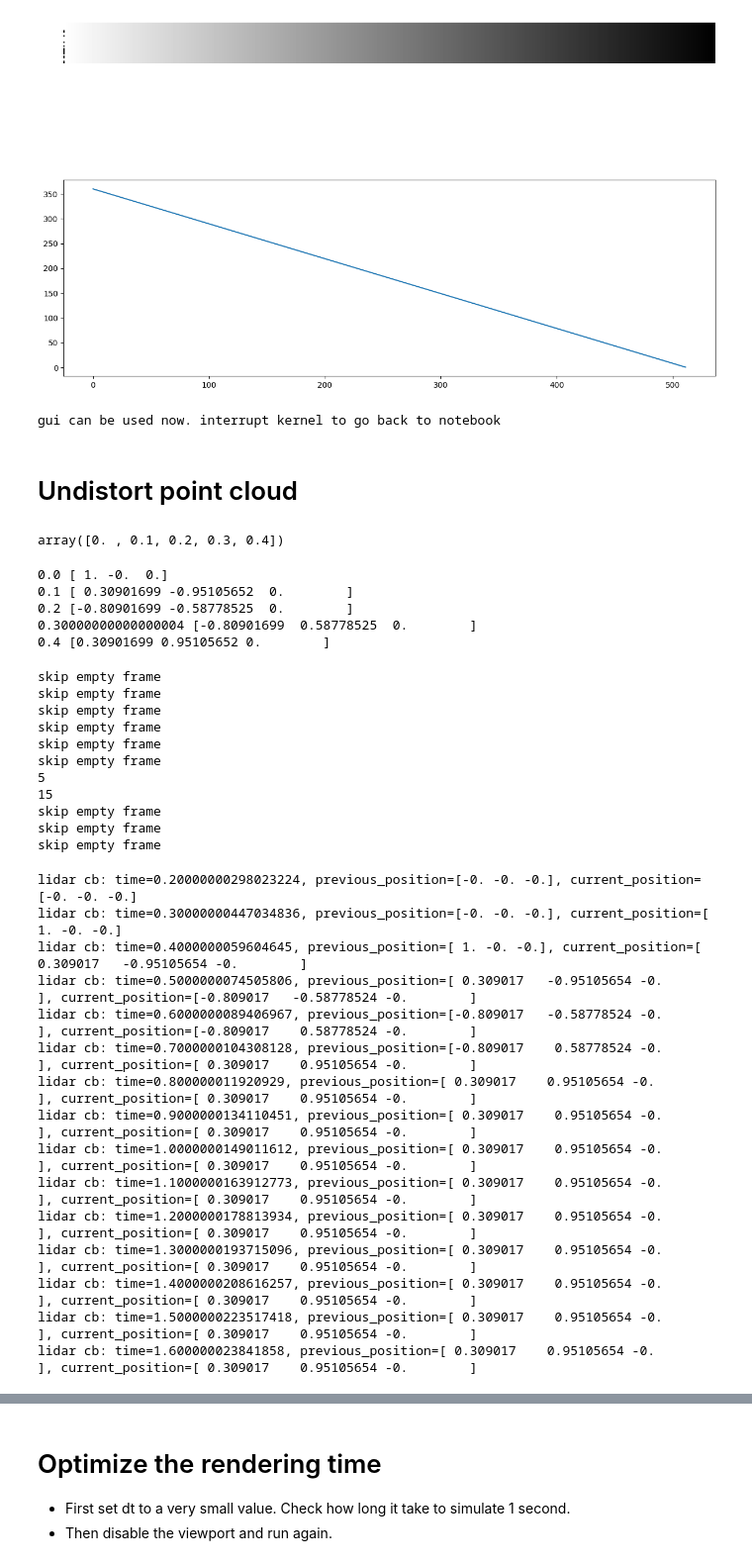
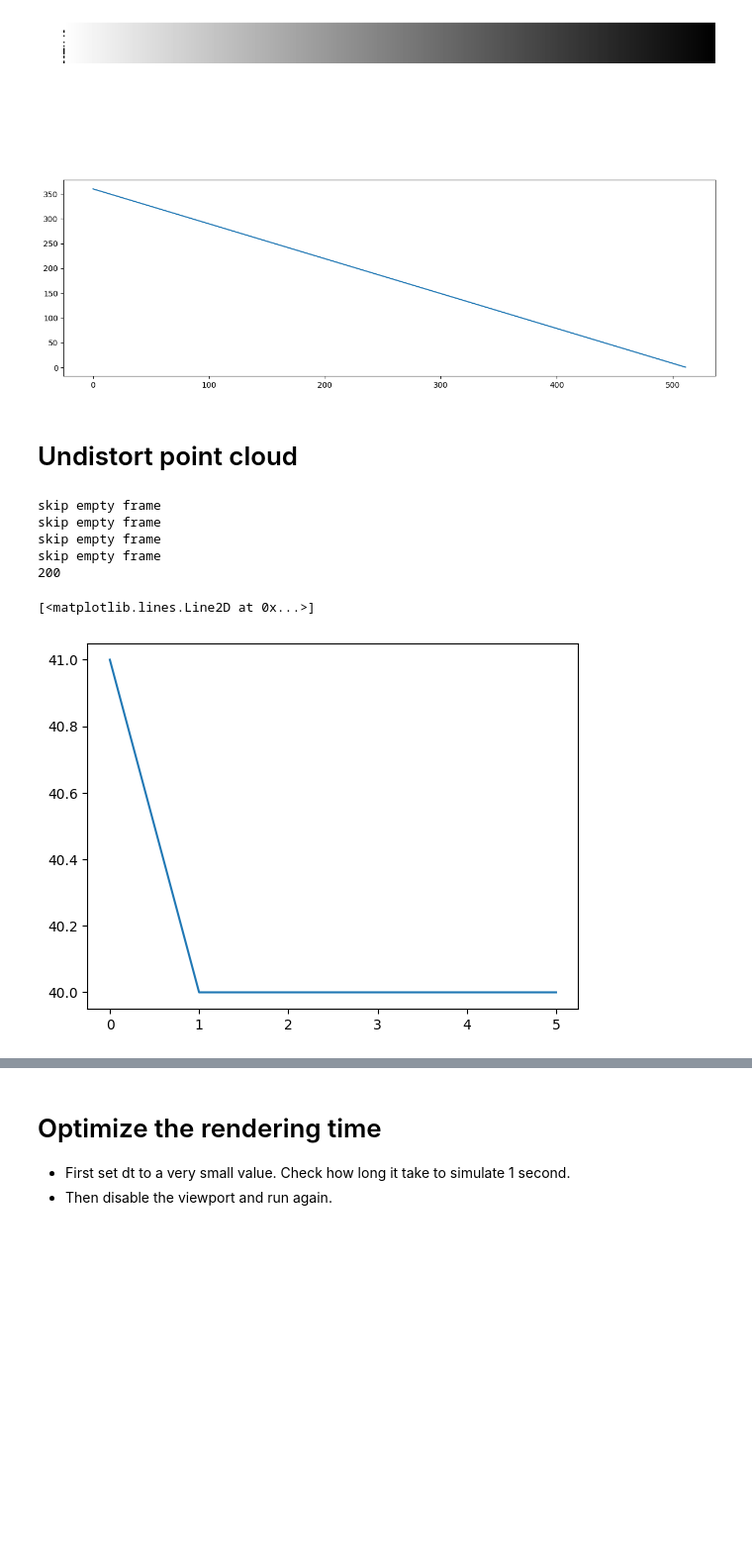
Before and after one commit to ngoclinhle/isaac_sim, a Jupyter notebook: LiDAR_test.ipynb, the cells around one changed output, grey strips where cells are left out. Shown at 99% size. Saved outputs shown, nothing was run; the diff lists cells and outputs as text; code cells hidden in the pictures; blank space fills up the shorter version.

Commit message:
checkpoint

```diff
--- a/LiDAR_test.ipynb
+++ b/LiDAR_test.ipynb
@@ -170,10 +169,6 @@ axs[1].plot(tick_azimuths[0,:])
 plt.show()
 # %% [output]
 [figure]
-# %%
-resume_gui()
-# %% [output]
-gui can be used now. interrupt kernel to go back to notebook
 # %% [markdown]
 # Undistort point cloud
 # %%
@@ -196,29 +191,16 @@ def make_circular_path(stepsPerSecond, duration, radius, angular_velocity=2*PI):
     z = R * np.sin(pitch)
 
     return np.array([t, x, y, z, w, i, j, k]).T
-# %%
-np.arange(0, 0.5, 1.0/10)
-# %% [output]
-array([0. , 0.1, 0.2, 0.3, 0.4])
-# %%
-path = make_circular_path(10, 0.5, 1, -4*PI)
-for p in path:
-    print(p[0], p[1:4])
-# %% [output]
-0.0 [ 1. -0.  0.]
-0.1 [ 0.30901699 -0.95105652  0.        ]
-0.2 [-0.80901699 -0.58778525  0.        ]
-0.30000000000000004 [-0.80901699  0.58778525  0.        ]
-0.4 [0.30901699 0.95105652 0.        ]
 # %%
 def test():
     stage.create_new_stage()
 
-    steps_per_second = 10
+    rendering_dt = 1.0/10
+    physics_dt = 1.0/400
     T = 0.5
     trajectory_radius = 1
     angular_velocity = -4*PI #rad/s, same direction with lidar scan direction
-    world = World(1.0/steps_per_second, 1.0/steps_per_second)
+    world = World(physics_dt=physics_dt, rendering_dt=rendering_dt)
     config = "OS1_REV6_32ch10hz512res_noiseless"
     lidar = RtxLidar('/lidar', 'lidar0', position=[0,0,0], config_file_name=config)
     # R = 10
@@ -233,14 +215,11 @@ def test():
     world.scene.add(cube)
     world.reset(soft=False)
 
-    path = make_circular_path(steps_per_second, T, trajectory_radius, angular_velocity)
-    print(len(path))
-    path_still = np.tile(path[-1], (steps_per_second, 1))
-    path = np.concatenate([path, path_still], axis=0)
+    path = make_circular_path(int(1.0/physics_dt), T, trajectory_radius, angular_velocity)
     print(len(path))
     pi = iter(path)
     running = True
-    def set_lidar_pose_cb(event):
+    def set_lidar_pose_cb(stepsize):
         nonlocal running
         try:
             p = next(pi)
@@ -249,14 +228,14 @@ def test():
             running = False
 
 
-    world.clear_render_callbacks()
-    world.add_render_callback('set_lidar_pose', set_lidar_pose_cb)
+    world.clear_physics_callbacks()
+    world.add_physics_callback('set_lidar_pose', set_lidar_pose_cb)
 
     world.reset(soft=True)
     lidar_data = []
     def buffer_cb(frames):
         lidar_data.append(copy.deepcopy(frames))
-    lidar.set_buffering(True, buffer_cb)
+    lidar.set_callback(buffer_cb)
 
     while(running):
         world.step()
@@ -273,36 +252,13 @@ skip empty frame
 skip empty frame
 skip empty frame
 skip empty frame
-skip empty frame
-skip empty frame
-5
-15
-skip empty frame
-skip empty frame
-skip empty frame
+200
-# %%
-# check transform same or not
-for scan in lidar_data:
-    time = scan["rendering_time"][0]
-    previous_position = scan["transformStart"][0][:3,3]
-    current_position = scan["transform"][0][:3,3]
-    print(f'lidar cb: time={time}, previous_position={previous_position}, current_position={current_position}')
-# %% [output]
-lidar cb: time=0.20000000298023224, previous_position=[-0. -0. -0.], current_position=[-0. -0. -0.]
-lidar cb: time=0.30000000447034836, previous_position=[-0. -0. -0.], current_position=[ 1. -0. -0.]
-lidar cb: time=0.4000000059604645, previous_position=[ 1. -0. -0.], current_position=[ 0.309017   -0.95105654 -0.        ]
-lidar cb: time=0.5000000074505806, previous_position=[ 0.309017   -0.95105654 -0.        ], current_position=[-0.809017   -0.58778524 -0.        ]
-lidar cb: time=0.6000000089406967, previous_position=[-0.809017   -0.58778524 -0.        ], current_position=[-0.809017    0.58778524 -0.        ]
-lidar cb: time=0.7000000104308128, previous_position=[-0.809017    0.58778524 -0.        ], current_position=[ 0.309017    0.95105654 -0.        ]
-lidar cb: time=0.800000011920929, previous_position=[ 0.309017    0.95105654 -0.        ], current_position=[ 0.309017    0.95105654 -0.        ]
-lidar cb: time=0.9000000134110451, previous_position=[ 0.309017    0.95105654 -0.        ], current_position=[ 0.309017    0.95105654 -0.        ]
-lidar cb: time=1.0000000149011612, previous_position=[ 0.309017    0.95105654 -0.        ], current_position=[ 0.309017    0.95105654 -0.        ]
-lidar cb: time=1.1000000163912773, previous_position=[ 0.309017    0.95105654 -0.        ], current_position=[ 0.309017    0.95105654 -0.        ]
-lidar cb: time=1.2000000178813934, previous_position=[ 0.309017    0.95105654 -0.        ], current_position=[ 0.309017    0.95105654 -0.        ]
-lidar cb: time=1.3000000193715096, previous_position=[ 0.309017    0.95105654 -0.        ], current_position=[ 0.309017    0.95105654 -0.        ]
-lidar cb: time=1.4000000208616257, previous_position=[ 0.309017    0.95105654 -0.        ], current_position=[ 0.309017    0.95105654 -0.        ]
-lidar cb: time=1.5000000223517418, previous_position=[ 0.309017    0.95105654 -0.        ], current_position=[ 0.309017    0.95105654 -0.        ]
-lidar cb: time=1.600000023841858, previous_position=[ 0.309017    0.95105654 -0.        ], current_position=[ 0.309017    0.95105654 -0.        ]
+# %%
+num_poses = [len(f['poses']) for f in lidar_data]
+plt.plot(num_poses)
+# %% [output]
+[<matplotlib.lines.Line2D at 0x...>]
+[figure, added]
 # %%
 import rerun as rr
 import numpy as np
```
Also changed, not shown: parts of 13 cells of this notebook, 21 other files.
